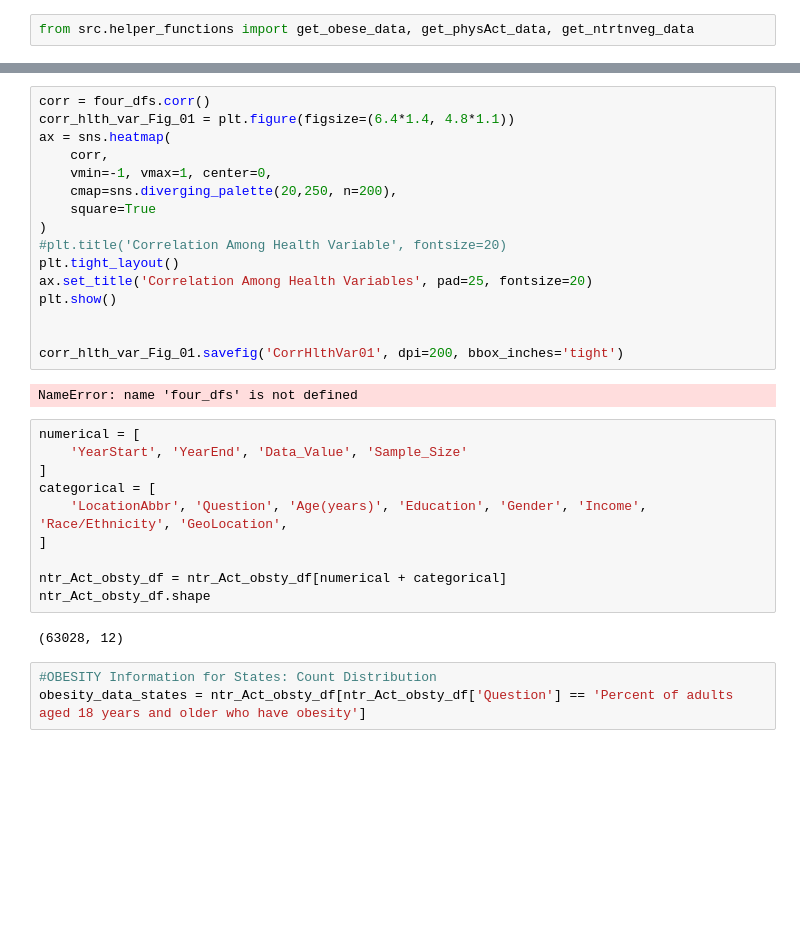
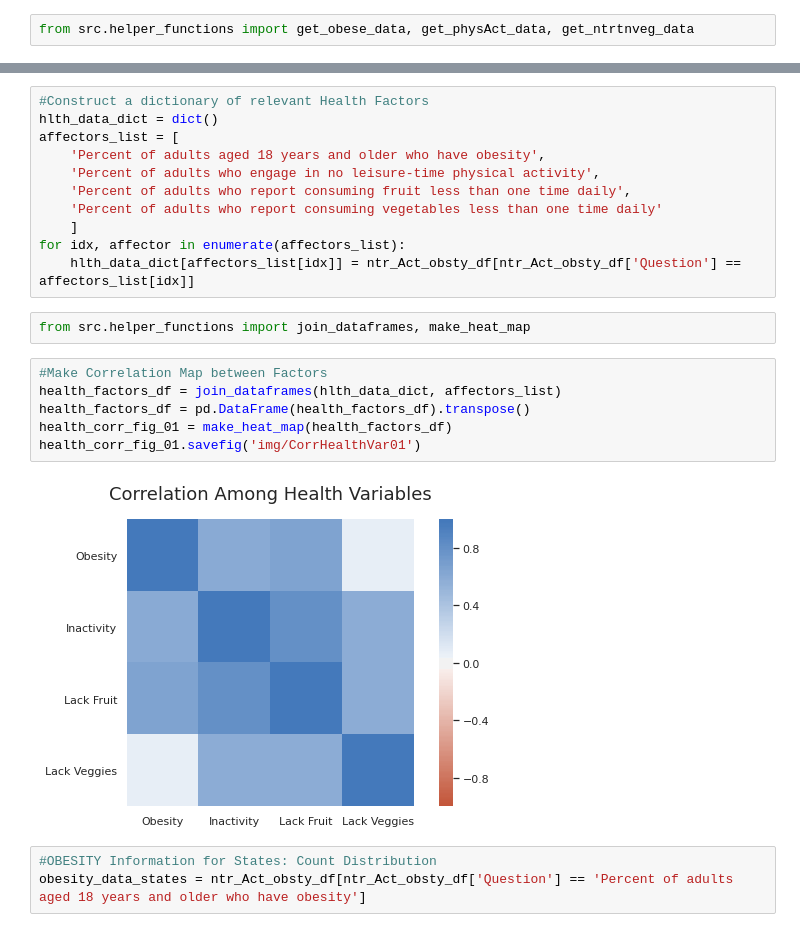
Before and after one commit to moonbeam5115/DiabetesFactorsAnalysis, a Jupyter notebook: notebooks/DiabetesFactorsAnanlysis.ipynb, the cells around one changed output, grey strips where cells are left out. Saved outputs shown, nothing was run; the diff lists cells and outputs as text; blank space fills up the shorter version.

Commit message:
Refactored and fixed errors in code

```diff
--- a/notebooks/DiabetesFactorsAnanlysis.ipynb
+++ b/notebooks/DiabetesFactorsAnanlysis.ipynb
@@ -81,36 +93,27 @@ Percent_FrtVeg_Fig_01.savefig('img/PercentFrtVegUSA', dpi=200, bbox_inches='tigh
 [figure]
 [figure]
 [figure]
-# %%
-corr = four_dfs.corr()
-corr_hlth_var_Fig_01 = plt.figure(figsize=(6.4*1.4, 4.8*1.1))
-ax = sns.heatmap(
-    corr,
-    vmin=-1, vmax=1, center=0,
-    cmap=sns.diverging_palette(20,250, n=200),
-    square=True
-)
-#plt.title('Correlation Among Health Variable', fontsize=20)
-plt.tight_layout()
-ax.set_title('Correlation Among Health Variables', pad=25, fontsize=20)
-plt.show()
-
-
-corr_hlth_var_Fig_01.savefig('CorrHlthVar01', dpi=200, bbox_inches='tight')
-# %% [output]
-NameError: name 'four_dfs' is not defined
-# %%
-numerical = [
-    'YearStart', 'YearEnd', 'Data_Value', 'Sample_Size'
-]
-categorical = [
-    'LocationAbbr', 'Question', 'Age(years)', 'Education', 'Gender', 'Income', 'Race/Ethnicity', 'GeoLocation',
-]
-
-ntr_Act_obsty_df = ntr_Act_obsty_df[numerical + categorical]
-ntr_Act_obsty_df.shape
-# %% [output]
-(63028, 12)
+# %%
+#Construct a dictionary of relevant Health Factors
+hlth_data_dict = dict()
+affectors_list = [
+    'Percent of adults aged 18 years and older who have obesity',
+    'Percent of adults who engage in no leisure-time physical activity',
+    'Percent of adults who report consuming fruit less than one time daily',
+    'Percent of adults who report consuming vegetables less than one time daily'
+    ]
+for idx, affector in enumerate(affectors_list):
+    hlth_data_dict[affectors_list[idx]] = ntr_Act_obsty_df[ntr_Act_obsty_df['Question'] == affectors_list[idx]]
+# %%
+from src.helper_functions import join_dataframes, make_heat_map
+# %%
+#Make Correlation Map between Factors
+health_factors_df = join_dataframes(hlth_data_dict, affectors_list)
+health_factors_df = pd.DataFrame(health_factors_df).transpose()
+health_corr_fig_01 = make_heat_map(health_factors_df)
+health_corr_fig_01.savefig('img/CorrHealthVar01')
+# %% [output]
+[figure, added]
 # %%
 #OBESITY Information for States: Count Distribution
 obesity_data_states = ntr_Act_obsty_df[ntr_Act_obsty_df['Question'] == 'Percent of adults aged 18 years and older who have obesity']
```
Also changed, not shown: parts of 44 cells of this notebook, 3 other files.
